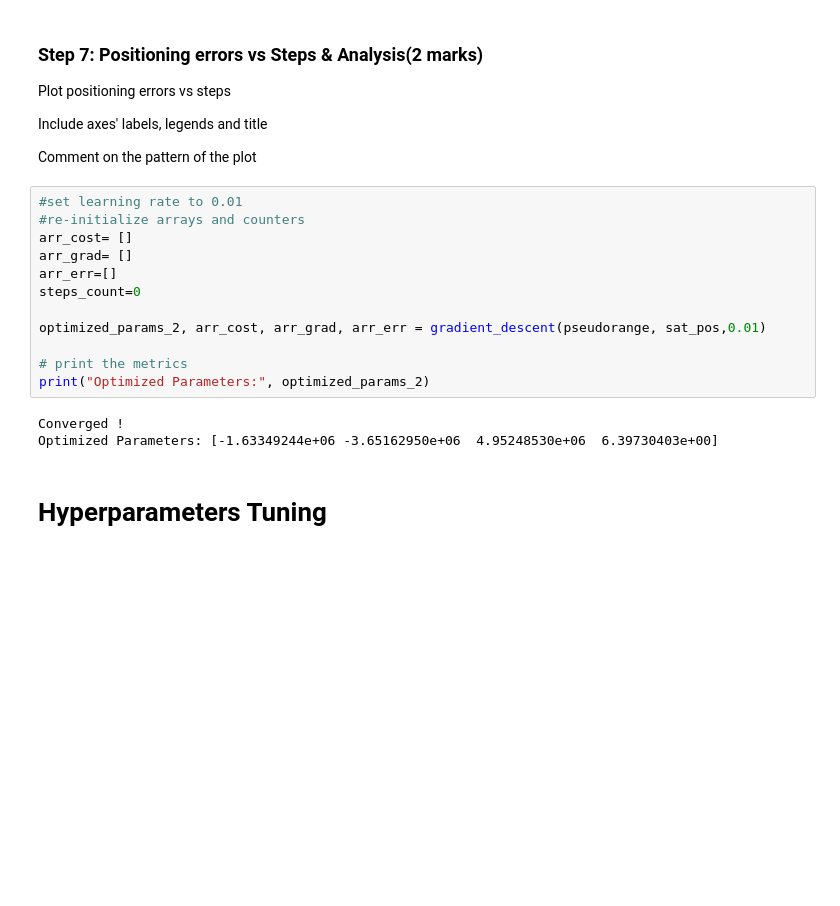
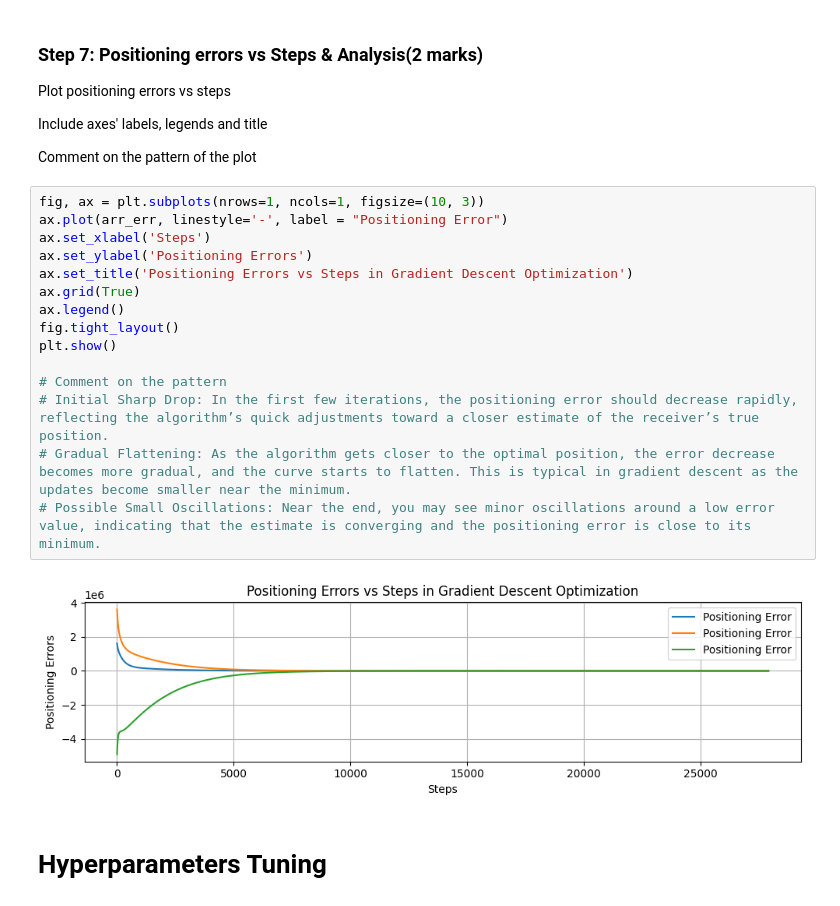
Before and after one commit to AshwiniANair/engg680_2024_fall, a Jupyter notebook: LabAssignment3/Assignment3.ipynb, the cells around one changed output. Cells and saved outputs as stored; diff of their text form; blank space fills up the shorter version.

```diff
--- a/LabAssignment3/Assignment3.ipynb
+++ b/LabAssignment3/Assignment3.ipynb
@@ -309,21 +309,23 @@ Plot positioning errors vs steps
 Include axes' labels, legends and title
 
 Comment on the pattern of the plot
-# %%
-#set learning rate to 0.01
-#re-initialize arrays and counters
-arr_cost= []
-arr_grad= []
-arr_err=[]
-steps_count=0
-
-optimized_params_2, arr_cost, arr_grad, arr_err = gradient_descent(pseudorange, sat_pos,0.01)
-
-# print the metrics
-print("Optimized Parameters:", optimized_params_2)
-# %% [output]
-Converged !
-Optimized Parameters: [-1.63349244e+06 -3.65162950e+06  4.95248530e+06  6.39730403e+00]
+# %%
+fig, ax = plt.subplots(nrows=1, ncols=1, figsize=(10, 3))
+ax.plot(arr_err, linestyle='-', label = "Positioning Error")
+ax.set_xlabel('Steps')
+ax.set_ylabel('Positioning Errors')
+ax.set_title('Positioning Errors vs Steps in Gradient Descent Optimization')
+ax.grid(True)
+ax.legend()
+fig.tight_layout()
+plt.show()
+
+# Comment on the pattern
+# Initial Sharp Drop: In the first few iterations, the positioning error should decrease rapidly, reflecting the algorithm’s quick adjustments toward a closer estimate of the receiver’s true position.
+# Gradual Flattening: As the algorithm gets closer to the optimal position, the error decrease becomes more gradual, and the curve starts to flatten. This is typical in gradient descent as the updates become smaller near the minimum.
+# Possible Small Oscillations: Near the end, you may see minor oscillations around a low error value, indicating that the estimate is converging and the positioning error is close to its minimum.
+# %% [output]
+[figure, added]
 # %% [markdown]
 # Hyperparameters Tuning
 # %% [markdown]
```
Also changed, not shown: parts of 7 cells of this notebook.
